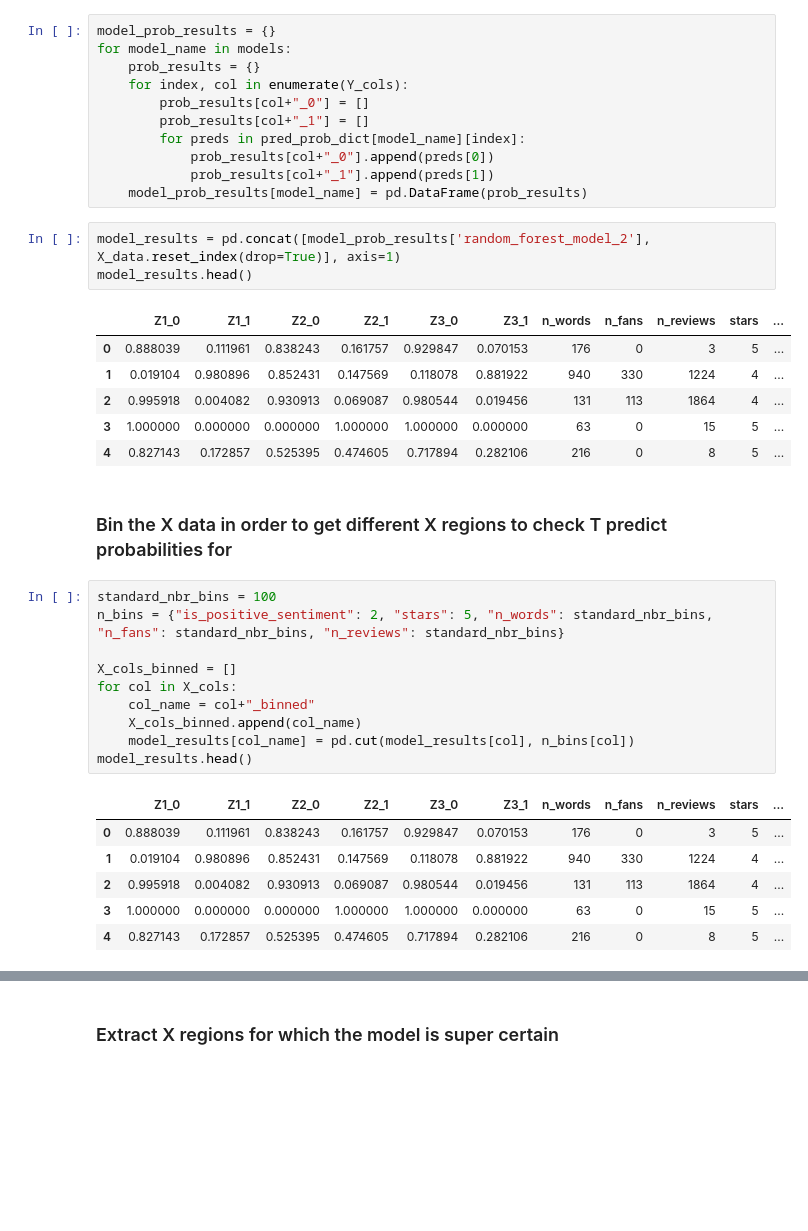
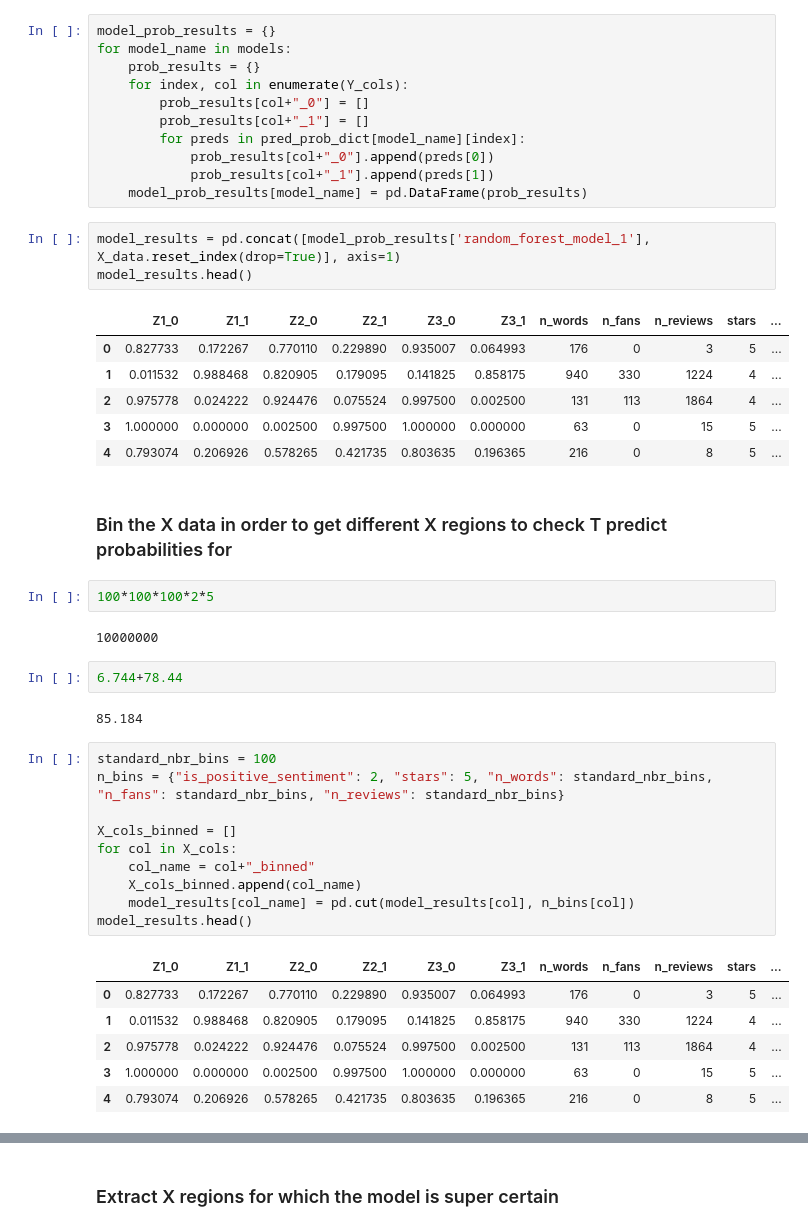
Before and after one commit to lovhag/yelp_causal_inference, a Jupyter notebook: evaluate_treatment_propensity_models.ipynb, the cells around one changed output, grey strips where cells are left out. Drawn from its saved outputs; the diff is of its cells as text; blank space fills up the shorter version.

```diff
--- a/evaluate_treatment_propensity_models.ipynb
+++ b/evaluate_treatment_propensity_models.ipynb
@@ -199,17 +199,25 @@ for model_name in models:
             prob_results[col+"_1"].append(preds[1])
     model_prob_results[model_name] = pd.DataFrame(prob_results)
 # %%
-model_results = pd.concat([model_prob_results['random_forest_model_2'], X_data.reset_index(drop=True)], axis=1)
+model_results = pd.concat([model_prob_results['random_forest_model_1'], X_data.reset_index(drop=True)], axis=1)
 model_results.head()
 # %% [output]
 |  | Z1_0 | Z1_1 | Z2_0 | Z2_1 | Z3_0 | Z3_1 | n_words | n_fans | n_reviews | stars | ... |
-| 0 | 0.888039 | 0.111961 | 0.838243 | 0.161757 | 0.929847 | 0.070153 | 176 | 0 | 3 | 5 | ... |
-| 1 | 0.019104 | 0.980896 | 0.852431 | 0.147569 | 0.118078 | 0.881922 | 940 | 330 | 1224 | 4 | ... |
-| 2 | 0.995918 | 0.004082 | 0.930913 | 0.069087 | 0.980544 | 0.019456 | 131 | 113 | 1864 | 4 | ... |
-| 3 | 1.000000 | 0.000000 | 0.000000 | 1.000000 | 1.000000 | 0.000000 | 63 | 0 | 15 | 5 | ... |
-| 4 | 0.827143 | 0.172857 | 0.525395 | 0.474605 | 0.717894 | 0.282106 | 216 | 0 | 8 | 5 | ... |
+| 0 | 0.827733 | 0.172267 | 0.770110 | 0.229890 | 0.935007 | 0.064993 | 176 | 0 | 3 | 5 | ... |
+| 1 | 0.011532 | 0.988468 | 0.820905 | 0.179095 | 0.141825 | 0.858175 | 940 | 330 | 1224 | 4 | ... |
+| 2 | 0.975778 | 0.024222 | 0.924476 | 0.075524 | 0.997500 | 0.002500 | 131 | 113 | 1864 | 4 | ... |
+| 3 | 1.000000 | 0.000000 | 0.002500 | 0.997500 | 1.000000 | 0.000000 | 63 | 0 | 15 | 5 | ... |
+| 4 | 0.793074 | 0.206926 | 0.578265 | 0.421735 | 0.803635 | 0.196365 | 216 | 0 | 8 | 5 | ... |
 # %% [markdown]
 ### Bin the X data in order to get different X regions to check T predict probabilities for
+# %%
+100*100*100*2*5
+# %% [output]
+10000000
+# %%
+6.744+78.44
+# %% [output]
+85.184
 # %%
 standard_nbr_bins = 100
 n_bins = {"is_positive_sentiment": 2, "stars": 5, "n_words": standard_nbr_bins, "n_fans": standard_nbr_bins, "n_reviews": standard_nbr_bins}
@@ -222,11 +230,11 @@ for col in X_cols:
 model_results.head()
 # %% [output]
 |  | Z1_0 | Z1_1 | Z2_0 | Z2_1 | Z3_0 | Z3_1 | n_words | n_fans | n_reviews | stars | ... |
-| 0 | 0.888039 | 0.111961 | 0.838243 | 0.161757 | 0.929847 | 0.070153 | 176 | 0 | 3 | 5 | ... |
-| 1 | 0.019104 | 0.980896 | 0.852431 | 0.147569 | 0.118078 | 0.881922 | 940 | 330 | 1224 | 4 | ... |
-| 2 | 0.995918 | 0.004082 | 0.930913 | 0.069087 | 0.980544 | 0.019456 | 131 | 113 | 1864 | 4 | ... |
-| 3 | 1.000000 | 0.000000 | 0.000000 | 1.000000 | 1.000000 | 0.000000 | 63 | 0 | 15 | 5 | ... |
-| 4 | 0.827143 | 0.172857 | 0.525395 | 0.474605 | 0.717894 | 0.282106 | 216 | 0 | 8 | 5 | ... |
+| 0 | 0.827733 | 0.172267 | 0.770110 | 0.229890 | 0.935007 | 0.064993 | 176 | 0 | 3 | 5 | ... |
+| 1 | 0.011532 | 0.988468 | 0.820905 | 0.179095 | 0.141825 | 0.858175 | 940 | 330 | 1224 | 4 | ... |
+| 2 | 0.975778 | 0.024222 | 0.924476 | 0.075524 | 0.997500 | 0.002500 | 131 | 113 | 1864 | 4 | ... |
+| 3 | 1.000000 | 0.000000 | 0.002500 | 0.997500 | 1.000000 | 0.000000 | 63 | 0 | 15 | 5 | ... |
+| 4 | 0.793074 | 0.206926 | 0.578265 | 0.421735 | 0.803635 | 0.196365 | 216 | 0 | 8 | 5 | ... |
 # %%
 grouped_model_results = model_results.drop(columns=X_cols).groupby(X_cols_binned, observed=True).mean()
 grouped_model_results
```
Also changed, not shown: parts of 4 cells of this notebook, 1 other file.
